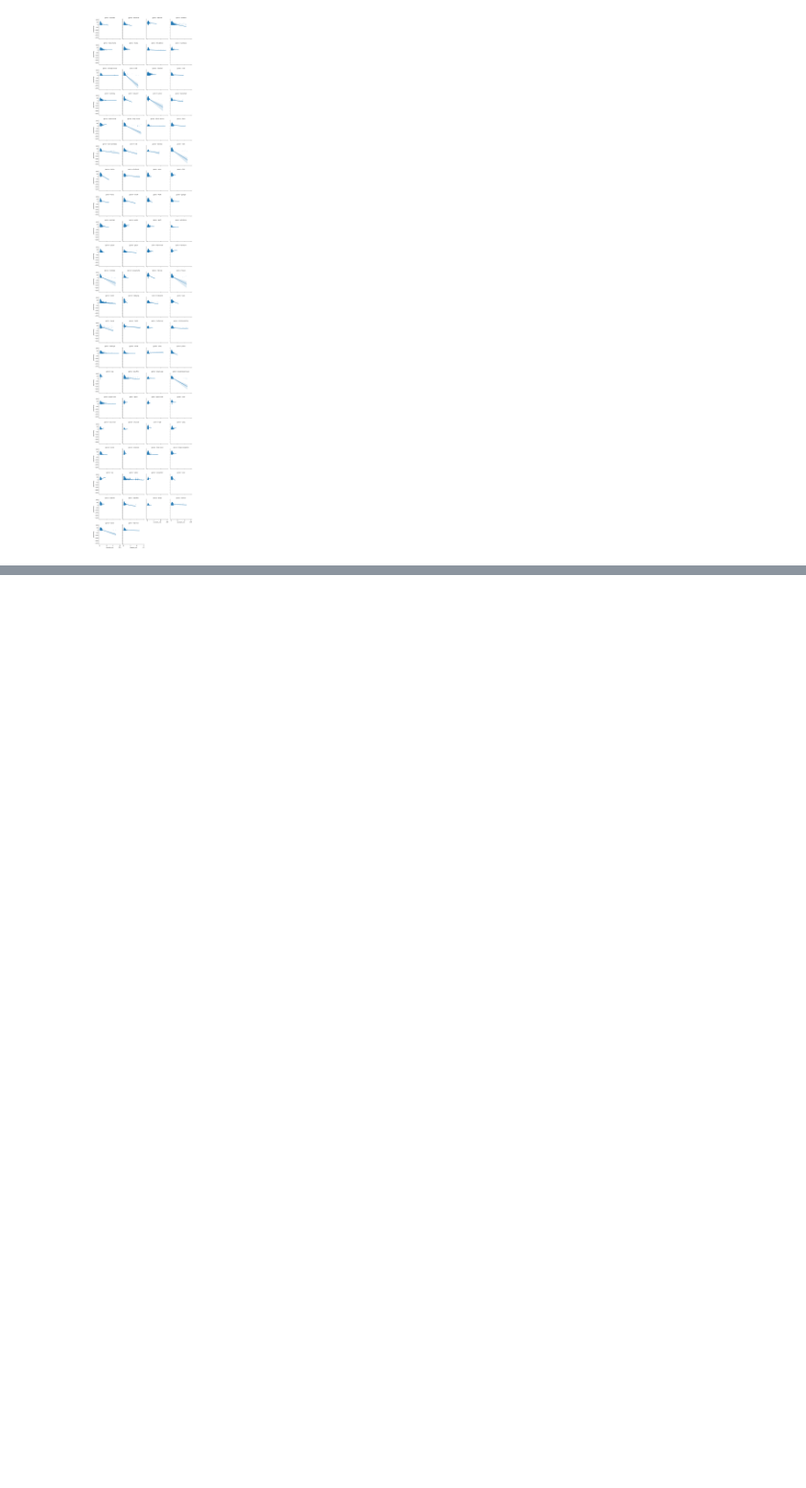
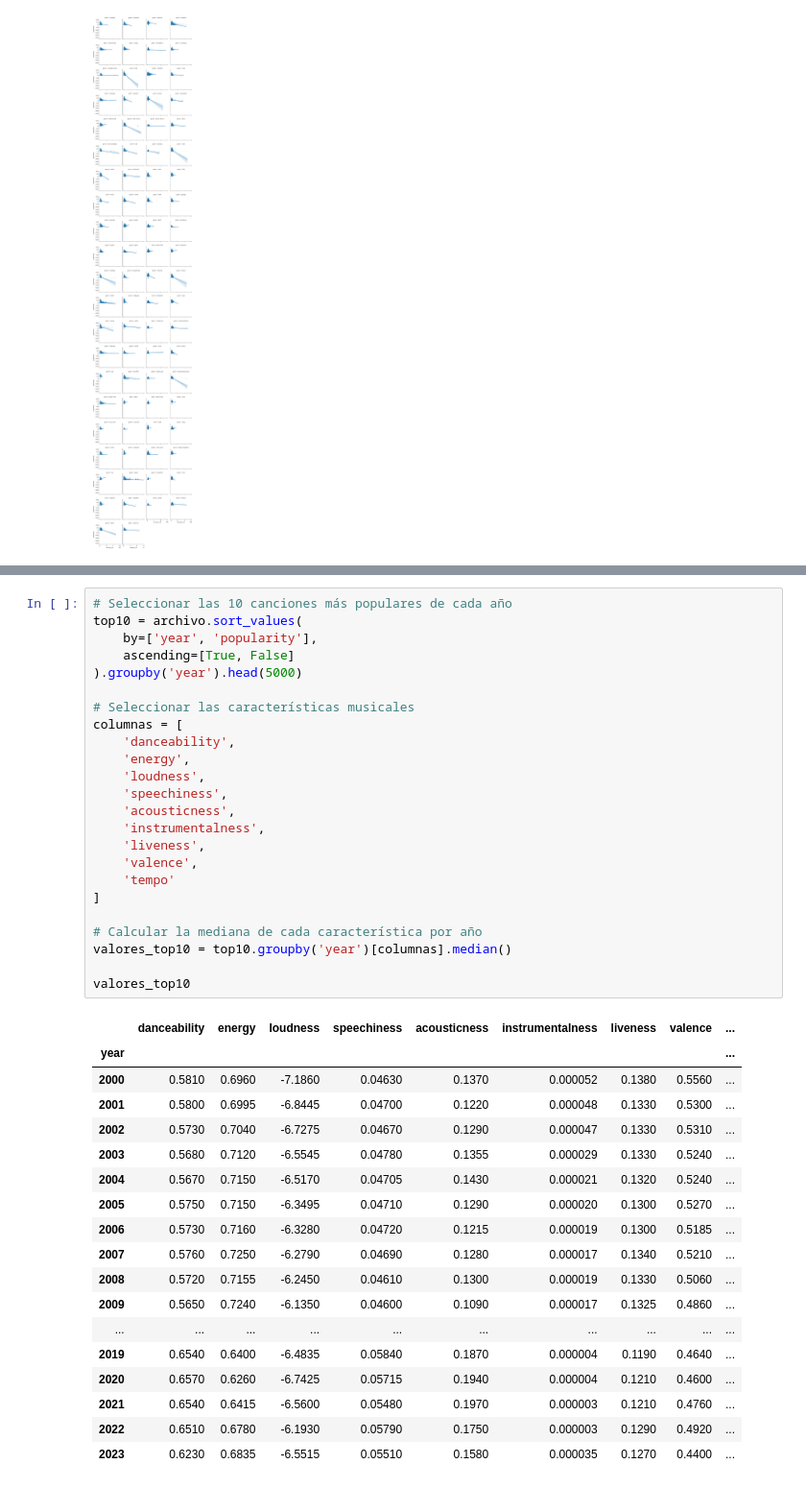
Before and after one commit to IsaiasMart/EDA_MUSICA, a Jupyter notebook: src/notebooks/estudioMultiVariante.ipynb, the cells around one changed output, grey strips where cells are left out. Shown at 96% size. Drawn from its saved outputs; the diff is of its cells as text; blank space fills up the shorter version.

```diff
--- a/src/notebooks/estudioMultiVariante.ipynb
+++ b/src/notebooks/estudioMultiVariante.ipynb
@@ -302,0 +281,43 @@ plt.show()
+# %%
+# Seleccionar las 10 canciones más populares de cada año
+top10 = archivo.sort_values(
+    by=['year', 'popularity'],
+    ascending=[True, False]
+).groupby('year').head(5000)
+
+# Seleccionar las características musicales
+columnas = [
+    'danceability',
+    'energy',
+    'loudness',
+    'speechiness',
+    'acousticness',
+    'instrumentalness',
+    'liveness',
+    'valence',
+    'tempo'
+]
+
+# Calcular la mediana de cada característica por año
+valores_top10 = top10.groupby('year')[columnas].median()
+
+valores_top10
+# %% [output]
+|  | danceability | energy | loudness | speechiness | acousticness | instrumentalness | liveness | valence | ... |
+| year |  |  |  |  |  |  |  |  | ... |
+| 2000 | 0.5810 | 0.6960 | -7.1860 | 0.04630 | 0.1370 | 0.000052 | 0.1380 | 0.5560 | ... |
+| 2001 | 0.5800 | 0.6995 | -6.8445 | 0.04700 | 0.1220 | 0.000048 | 0.1330 | 0.5300 | ... |
+| 2002 | 0.5730 | 0.7040 | -6.7275 | 0.04670 | 0.1290 | 0.000047 | 0.1330 | 0.5310 | ... |
+| 2003 | 0.5680 | 0.7120 | -6.5545 | 0.04780 | 0.1355 | 0.000029 | 0.1330 | 0.5240 | ... |
+| 2004 | 0.5670 | 0.7150 | -6.5170 | 0.04705 | 0.1430 | 0.000021 | 0.1320 | 0.5240 | ... |
+| 2005 | 0.5750 | 0.7150 | -6.3495 | 0.04710 | 0.1290 | 0.000020 | 0.1300 | 0.5270 | ... |
+| 2006 | 0.5730 | 0.7160 | -6.3280 | 0.04720 | 0.1215 | 0.000019 | 0.1300 | 0.5185 | ... |
+| 2007 | 0.5760 | 0.7250 | -6.2790 | 0.04690 | 0.1280 | 0.000017 | 0.1340 | 0.5210 | ... |
+| 2008 | 0.5720 | 0.7155 | -6.2450 | 0.04610 | 0.1300 | 0.000019 | 0.1330 | 0.5060 | ... |
+| 2009 | 0.5650 | 0.7240 | -6.1350 | 0.04600 | 0.1090 | 0.000017 | 0.1325 | 0.4860 | ... |
+| ... | ... | ... | ... | ... | ... | ... | ... | ... | ... |
+| 2019 | 0.6540 | 0.6400 | -6.4835 | 0.05840 | 0.1870 | 0.000004 | 0.1190 | 0.4640 | ... |
+| 2020 | 0.6570 | 0.6260 | -6.7425 | 0.05715 | 0.1940 | 0.000004 | 0.1210 | 0.4600 | ... |
+| 2021 | 0.6540 | 0.6415 | -6.5600 | 0.05480 | 0.1970 | 0.000003 | 0.1210 | 0.4760 | ... |
+| 2022 | 0.6510 | 0.6780 | -6.1930 | 0.05790 | 0.1750 | 0.000003 | 0.1290 | 0.4920 | ... |
+| 2023 | 0.6230 | 0.6835 | -6.5515 | 0.05510 | 0.1580 | 0.000035 | 0.1270 | 0.4400 | ... |
```
Also changed, not shown: parts of 3 cells of this notebook, 1 other file.
